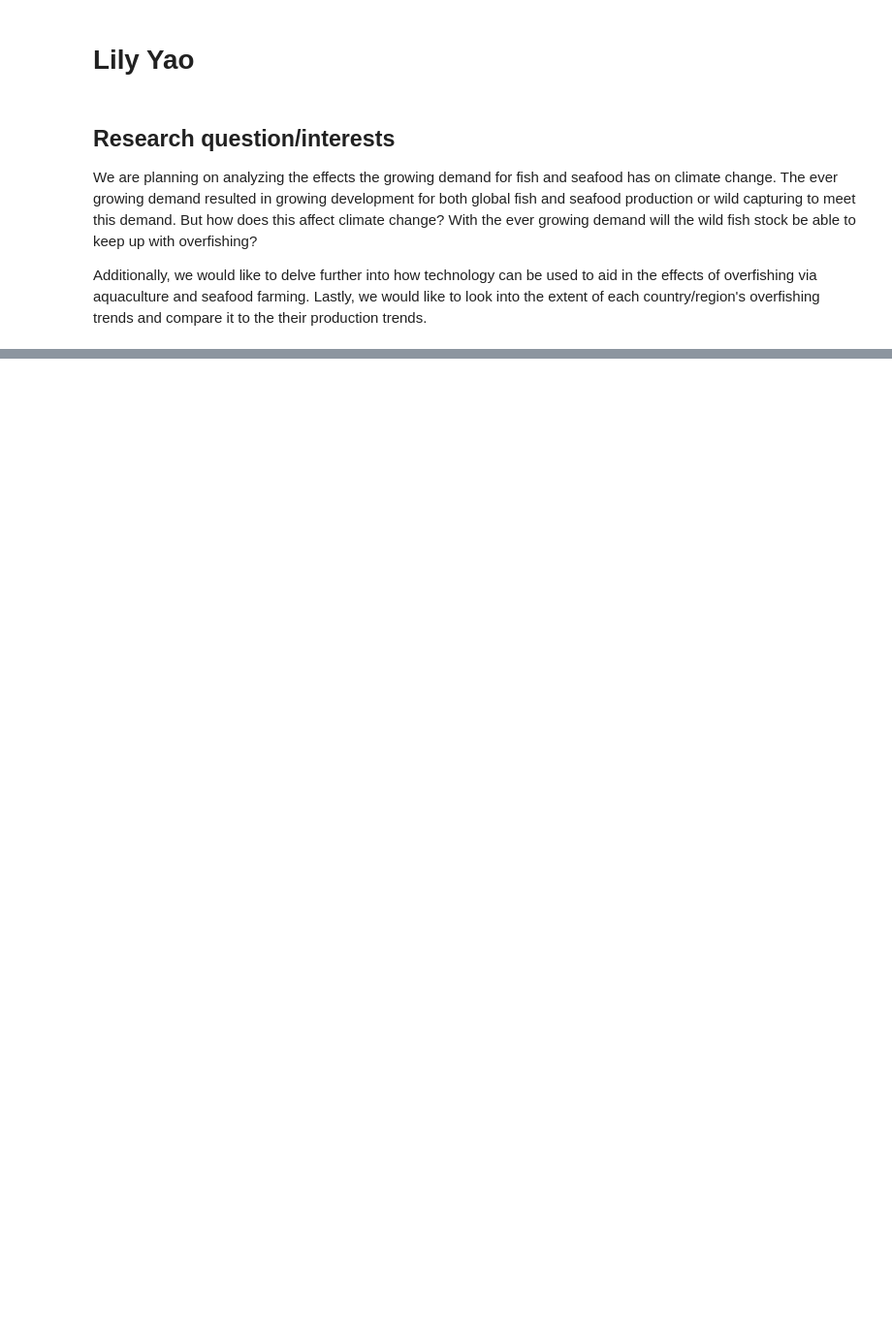
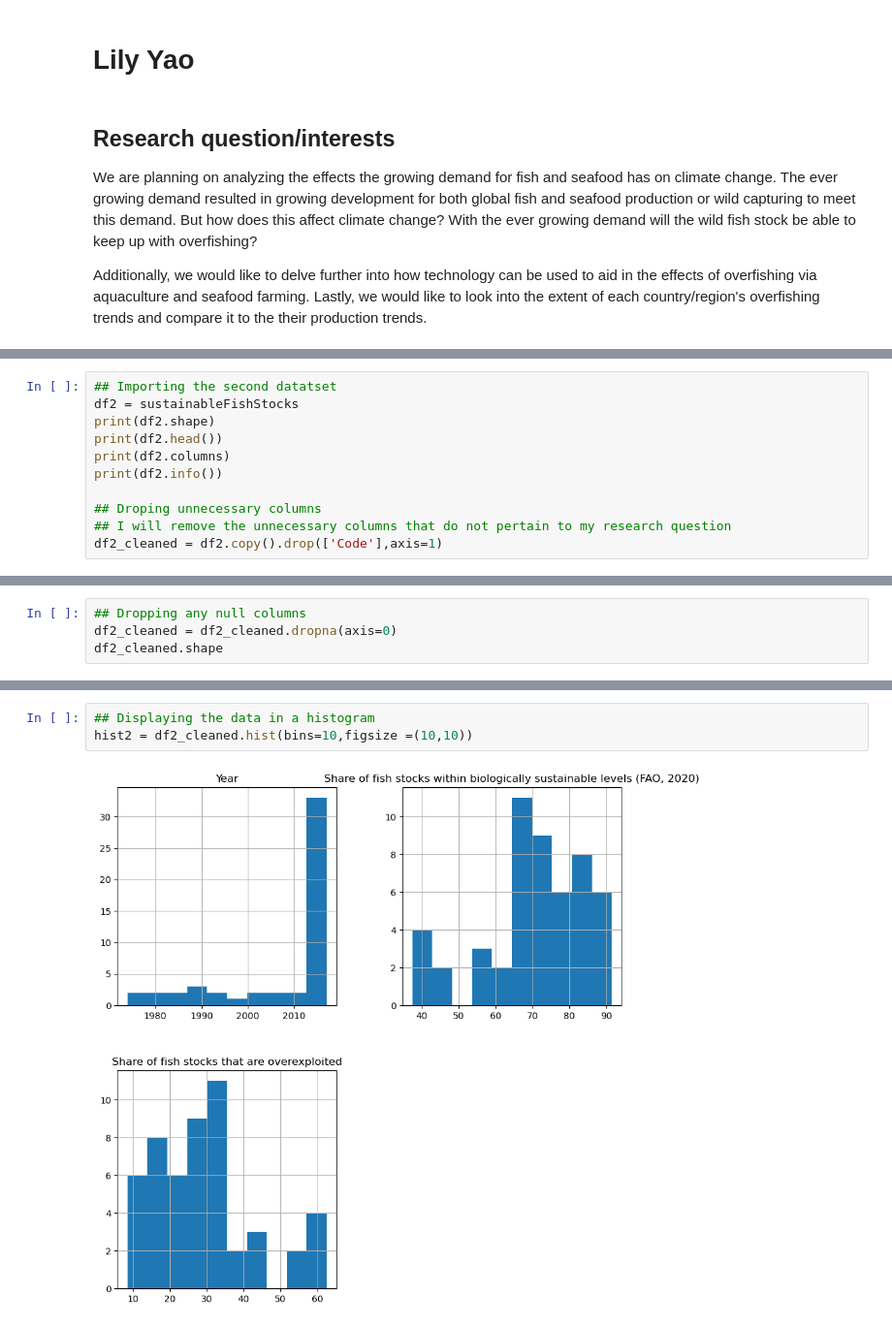
Before and after one commit to ubco-W2022T1-cosc301/project-group34, a Jupyter notebook: notebooks/lily.ipynb, the cells around one changed output, grey strips where cells are left out. Shown: that part at 97% size. Cells and saved outputs as stored; diff of their text form; blank space fills up the shorter version.

```diff
--- a/notebooks/lily.ipynb
+++ b/notebooks/lily.ipynb
@@ -23,0 +104,11 @@ captured.head()
+# %%
+## Importing the second datatset
+df2 = sustainableFishStocks
+print(df2.shape)
+print(df2.head())
+print(df2.columns)
+print(df2.info())
+
+## Droping unnecessary columns
+## I will remove the unnecessary columns that do not pertain to my research question
+df2_cleaned = df2.copy().drop(['Code'],axis=1)
@@ -23,0 +140,4 @@ captured.head()
+# %%
+## Dropping any null columns
+df2_cleaned = df2_cleaned.dropna(axis=0)
+df2_cleaned.shape
@@ -23,0 +154,5 @@ captured.head()
+# %%
+## Displaying the data in a histogram
+hist2 = df2_cleaned.hist(bins=10,figsize =(10,10))
+# %% [output]
+[figure, added]
```
Also changed, not shown: parts of 18 cells of this notebook, 4 other files.
